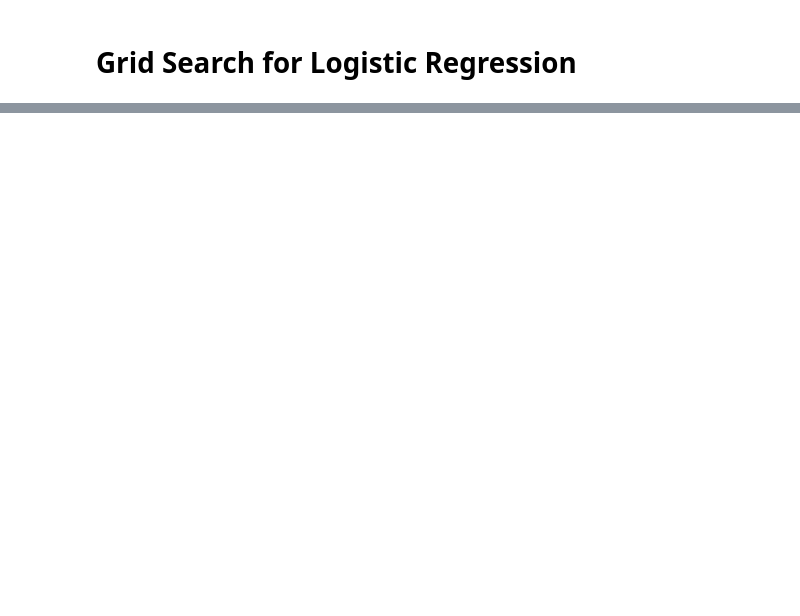
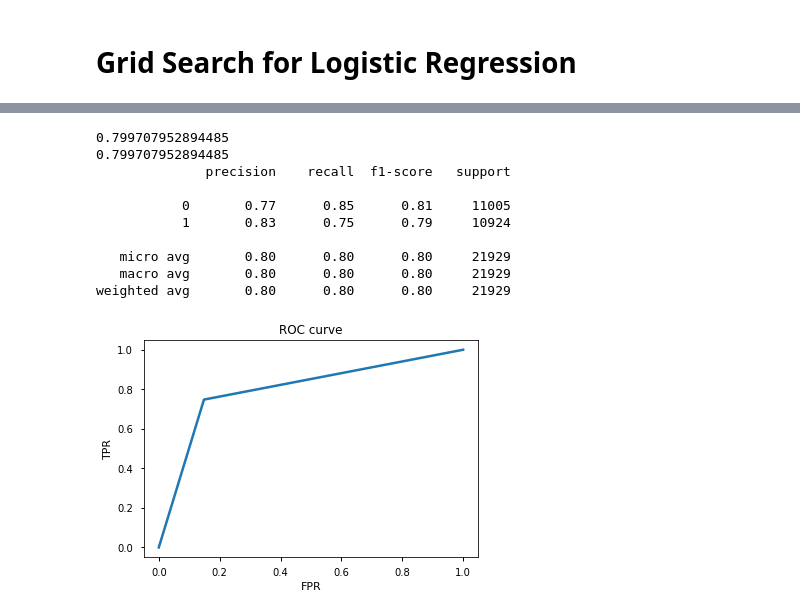
Before and after one commit to clydemendonca/greyatom-hackathon-1, a Jupyter notebook: Hackathon.ipynb, the cells around one changed output, grey strips where cells are left out. Cells and saved outputs as stored; diff of their text form; code cells hidden in the pictures; blank space fills up the shorter version.

```diff
--- a/Hackathon.ipynb
+++ b/Hackathon.ipynb
@@ -992,0 +1088,16 @@ svc_grid_search(X, y)
+# %%
+X1 = X1.drop('euribor3m',axis=1)
+# %%
+grid_search_random_forrest_best(X1, y)
+# %% [output]
+0.799707952894485
+0.799707952894485
+              precision    recall  f1-score   support
+
+           0       0.77      0.85      0.81     11005
+           1       0.83      0.75      0.79     10924
+
+   micro avg       0.80      0.80      0.80     21929
+   macro avg       0.80      0.80      0.80     21929
+weighted avg       0.80      0.80      0.80     21929
+[figure, added]
```
Also changed, not shown: parts of 67 cells of this notebook.
